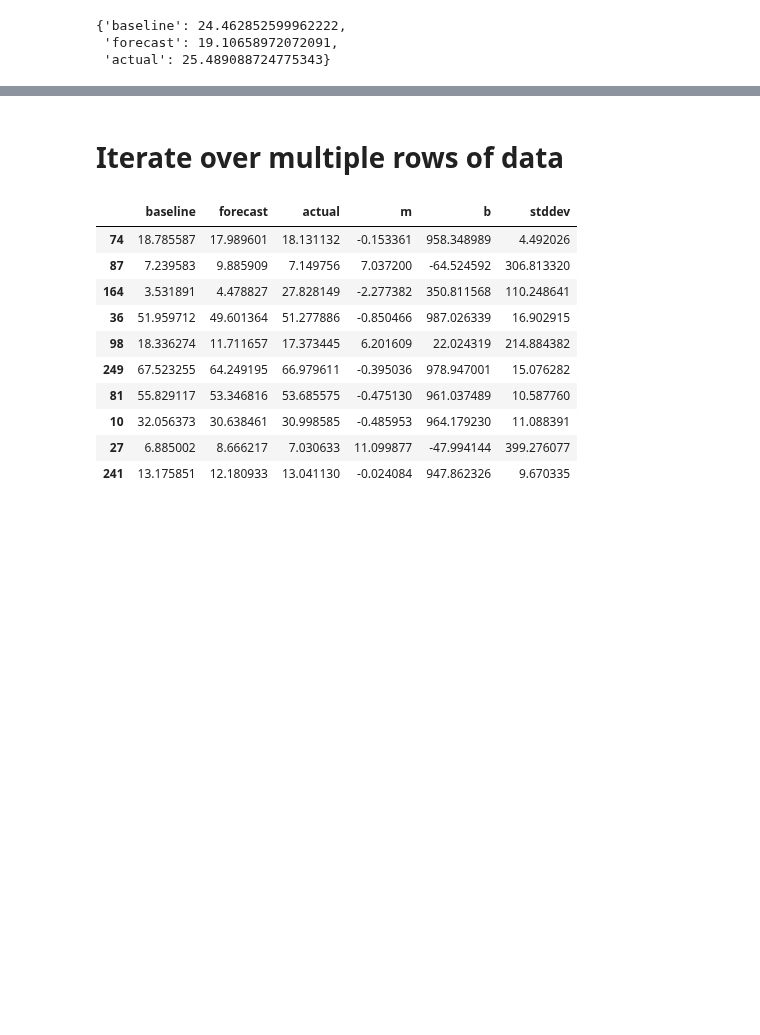
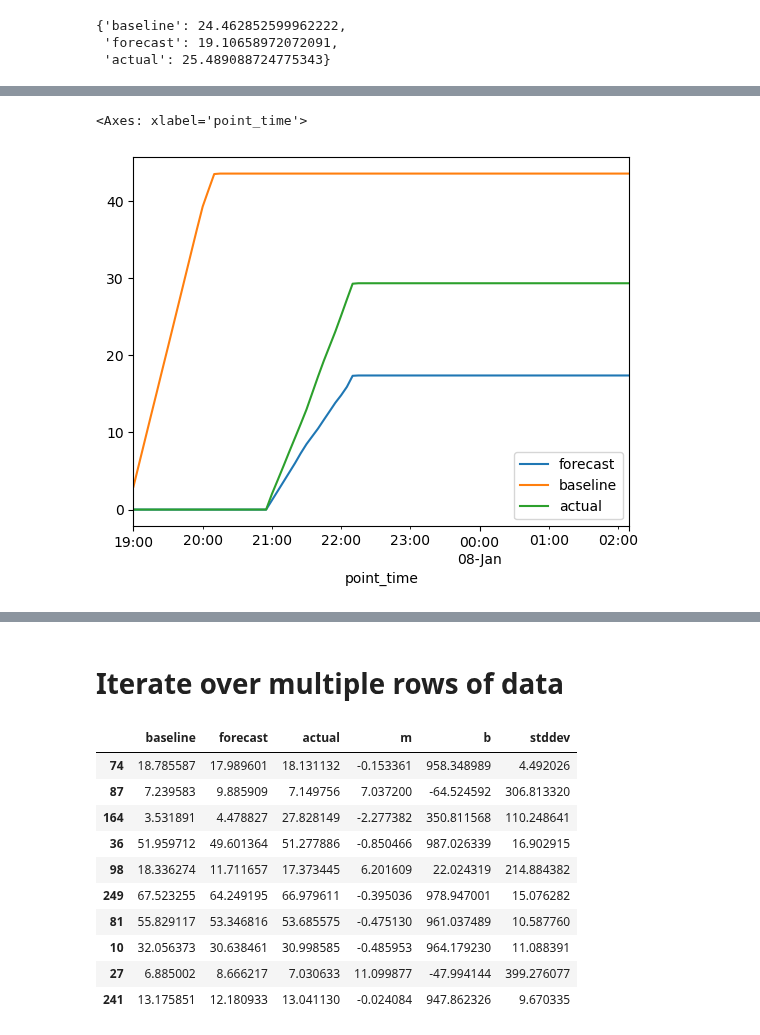
Before and after one commit to WattTime/watttime-python-client, a Jupyter notebook: watttime_optimizer/examples/synthetic_data.ipynb, the cells around one changed output, grey strips where cells are left out. Cells and saved outputs as stored; diff of their text form; code cells hidden in the pictures; blank space fills up the shorter version.

```diff
--- a/watttime_optimizer/examples/synthetic_data.ipynb
+++ b/watttime_optimizer/examples/synthetic_data.ipynb
@@ -153,0 +190,5 @@ r_requery
+# %%
+df.cumsum().plot()
+# %% [output]
+<Axes: xlabel='point_time'>
+[figure, added]
```
Also changed, not shown: parts of 35 cells of this notebook, 1 other file.
